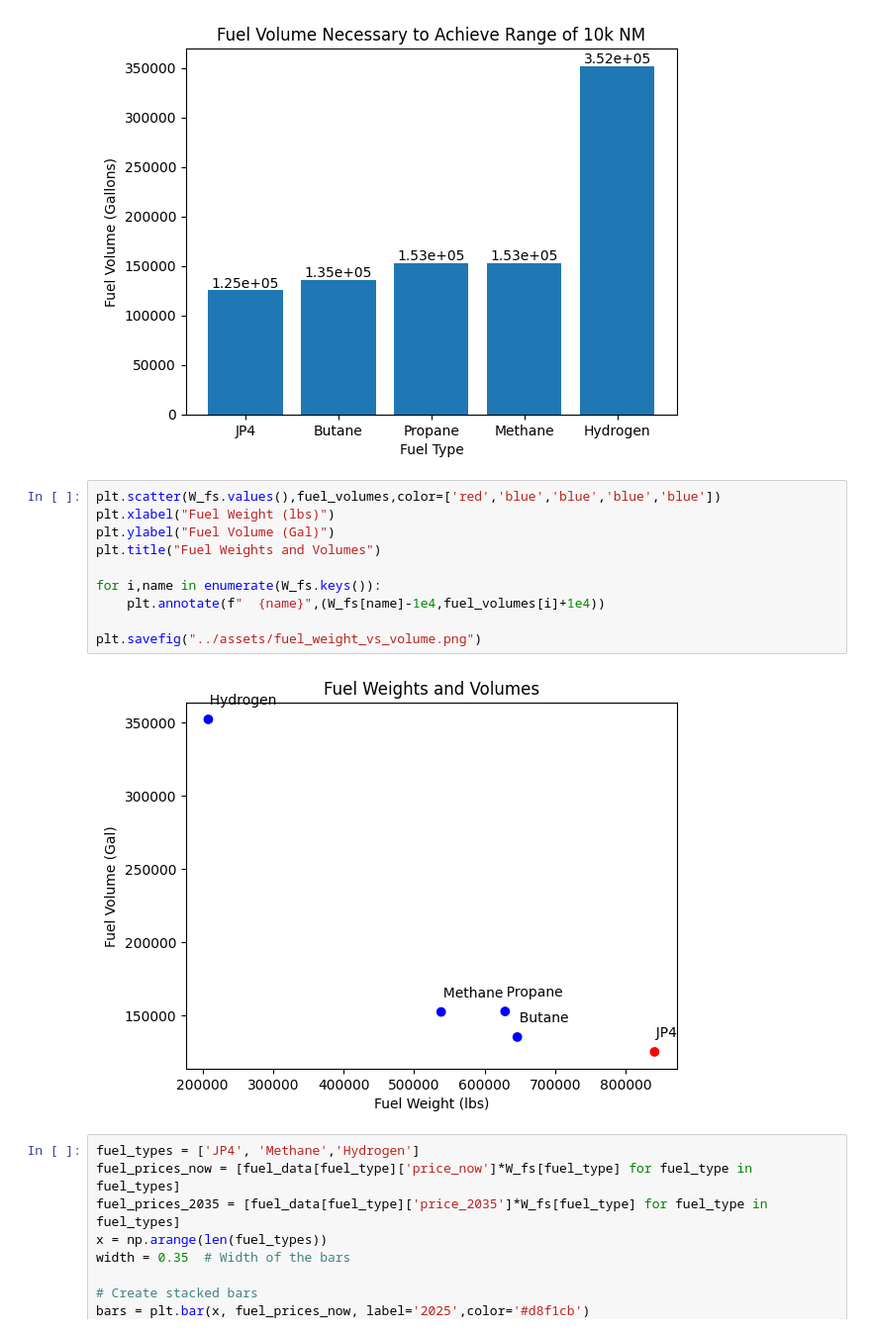
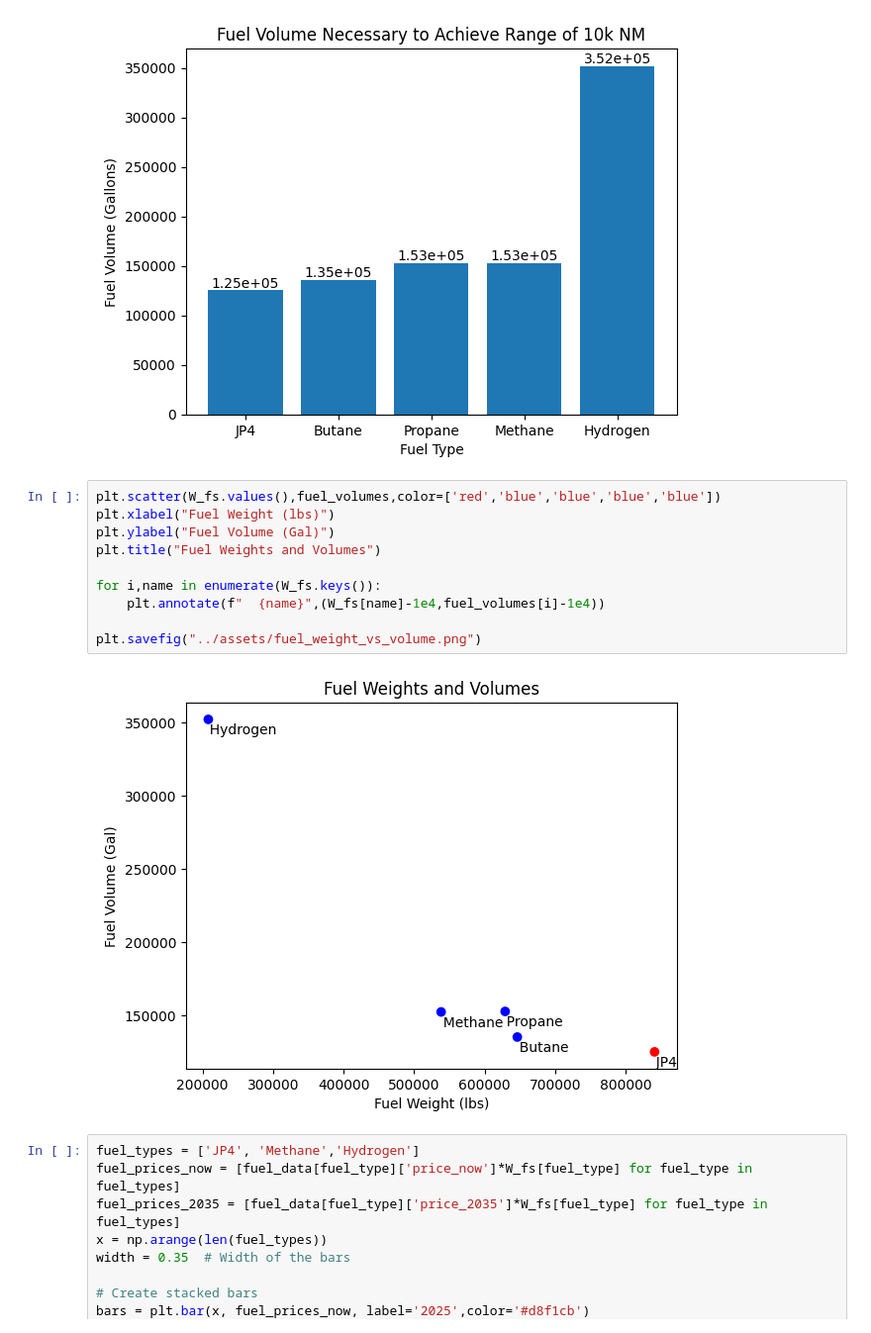
Before and after one commit to DrYogurt/Aero-Design-Team-Gamma, a Jupyter notebook: analysis/fuel_tradeoff_calcs.ipynb, the cells around one changed output. Shown: that part at 99% size. Cells and saved outputs as stored; diff of their text form.

```diff
--- a/analysis/fuel_tradeoff_calcs.ipynb
+++ b/analysis/fuel_tradeoff_calcs.ipynb
@@ -163,15 +163,15 @@ plt.savefig("../assets/necessary_fuel_volume.png")
 # %%
 plt.scatter(W_fs.values(),fuel_volumes,color=['red','blue','blue','blue','blue'])
 plt.xlabel("Fuel Weight (lbs)")
 plt.ylabel("Fuel Volume (Gal)")
 plt.title("Fuel Weights and Volumes")
 
 for i,name in enumerate(W_fs.keys()):
-    plt.annotate(f"  {name}",(W_fs[name]-1e4,fuel_volumes[i]+1e4))
+    plt.annotate(f"  {name}",(W_fs[name]-1e4,fuel_volumes[i]-1e4))
 
 plt.savefig("../assets/fuel_weight_vs_volume.png")
 # %% [output]
-[figure, old version]
+[figure, new version]
 # %%
 fuel_types = ['JP4', 'Methane','Hydrogen']
 fuel_prices_now = [fuel_data[fuel_type]['price_now']*W_fs[fuel_type] for fuel_type in fuel_types]
```
Also changed, not shown: 12 other files.
